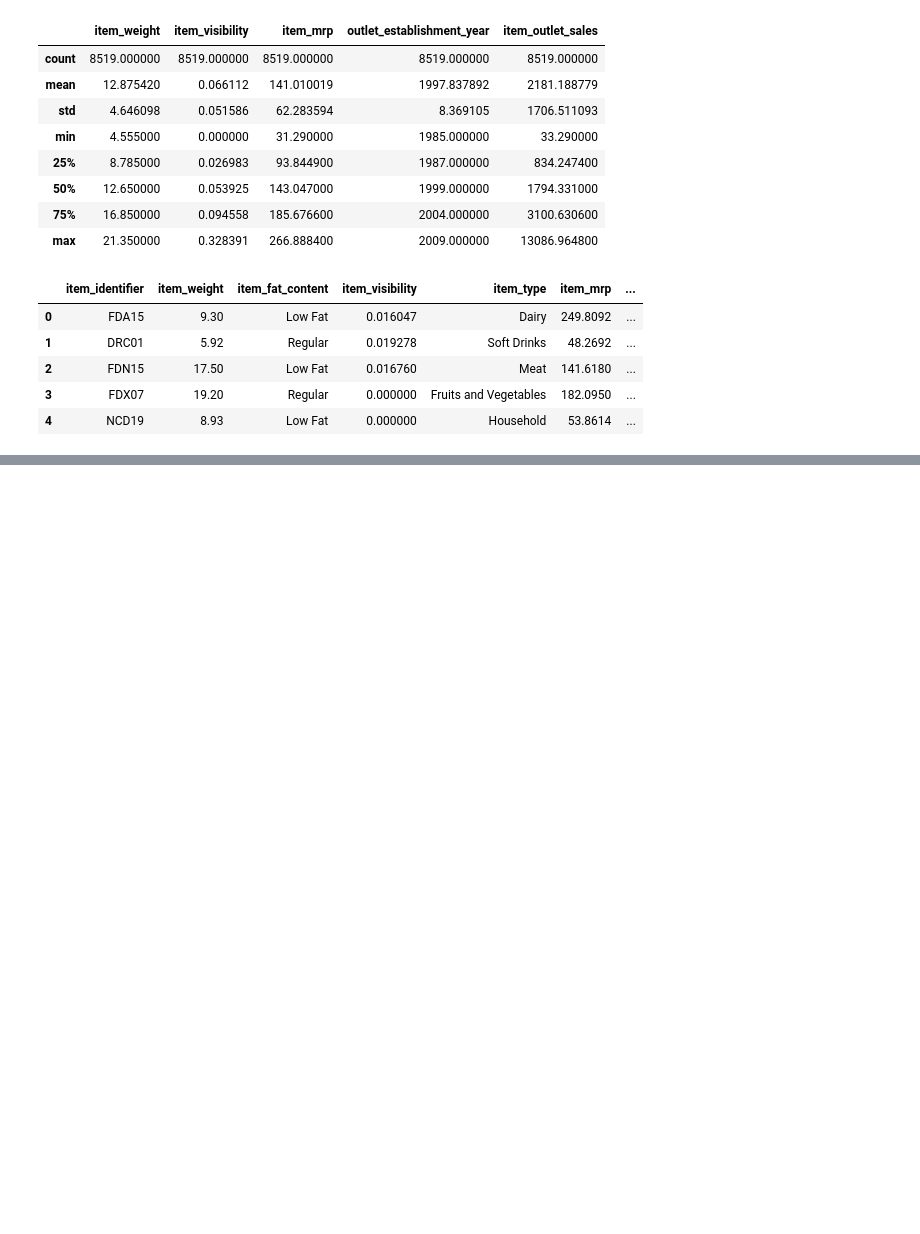
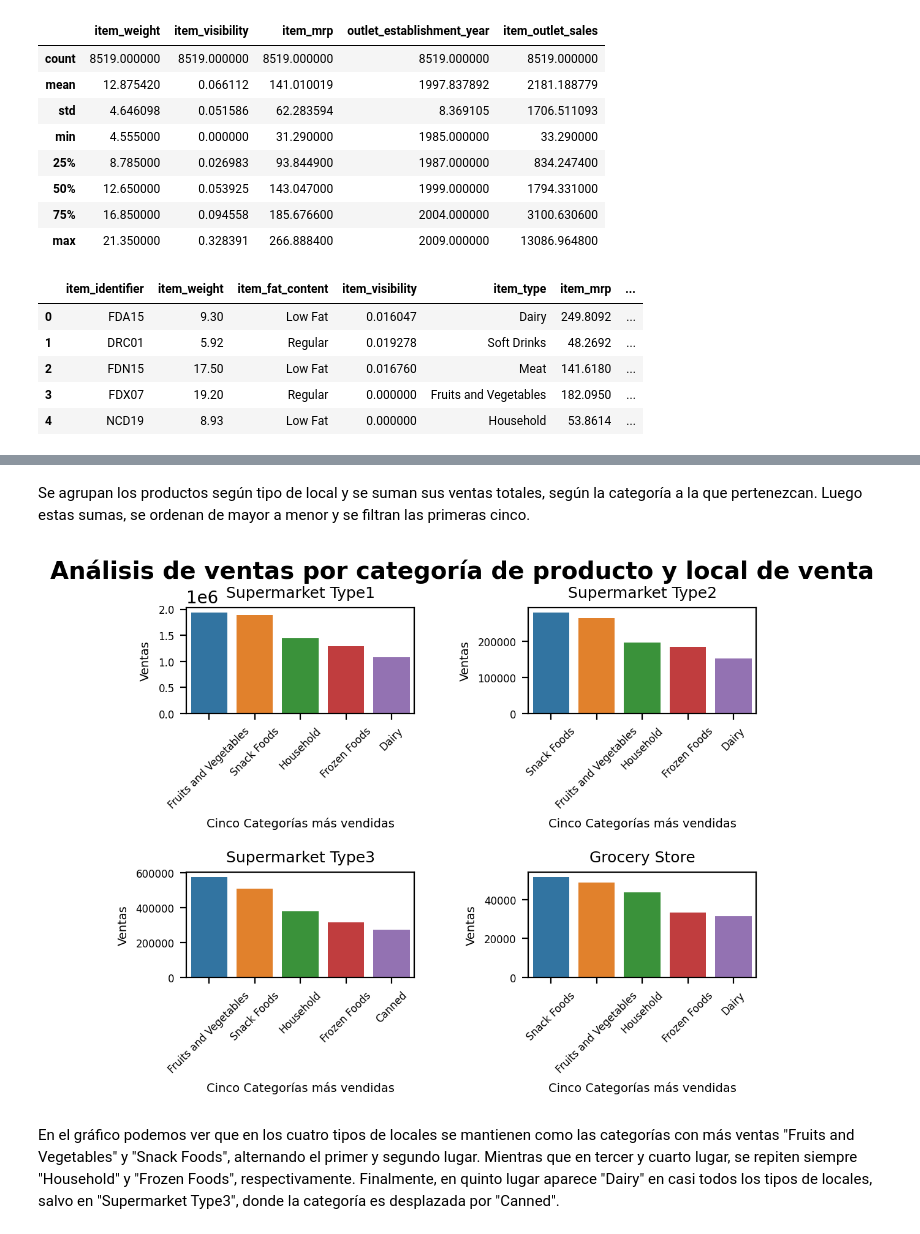
Before and after one commit to DanielRios1/predicciones-ventas, a Jupyter notebook: data_cleaning.ipynb, the cells around one changed output, grey strips where cells are left out. Saved outputs shown, nothing was run; the diff lists cells and outputs as text; code cells hidden in the pictures; blank space fills up the shorter version.

```diff
--- a/data_cleaning.ipynb
+++ b/data_cleaning.ipynb
@@ -370,0 +518,10 @@ df.head()
+# %%
+filtro_s1 = df["outlet_type"] == "Supermarket Type1"
+filtro_s2 = df["outlet_type"] == "Supermarket Type2"
+filtro_s3 = df["outlet_type"] == "Supermarket Type3"
+filtro_s4 = df["outlet_type"] == "Grocery Store"
+
+grafico1 = df.loc[filtro_s1]
+grafico2 = df.loc[filtro_s2]
+grafico3 = df.loc[filtro_s3]
+grafico4 = df.loc[filtro_s4]
@@ -370,0 +535,6 @@ df.head()
+# %%
+grafico41 = grafico1.groupby(["item_type"])[["item_outlet_sales"]].sum().sort_values(by=["item_outlet_sales"], ascending = False).head(5)
+grafico42 = grafico2.groupby(["item_type"])[["item_outlet_sales"]].sum().sort_values(by=["item_outlet_sales"], ascending = False).head(5)
+grafico43 = grafico3.groupby(["item_type"])[["item_outlet_sales"]].sum().sort_values(by=["item_outlet_sales"], ascending = False).head(5)
+grafico44 = grafico4.groupby(["item_type"])[["item_outlet_sales"]].sum().sort_values(by=["item_outlet_sales"], ascending = False).head(5)
+grafico44
@@ -370,0 +549,49 @@ df.head()
+# %% [markdown]
+Se agrupan los productos según tipo de local y se suman sus ventas totales, según la categoría a la que pertenezcan. Luego estas sumas, se ordenan de mayor a menor y se filtran las primeras cinco.
+# %%
+fig = plt.figure(dpi=200)
+fig.suptitle("Análisis de ventas por categoría de producto y local de venta", fontsize=14, fontweight="bold")
+fig.subplots_adjust(hspace=1.5, wspace=0.5)
+
+#fig1
+ax = fig.add_subplot(2,2,1)
+sns.barplot(grafico41.index, grafico41["item_outlet_sales"])
+ax.set_title("Supermarket Type1", fontsize=9)
+ax.set_xlabel("Cinco Categorías más vendidas", fontsize=7)
+ax.set_ylabel("Ventas", fontsize=7)
+ax.tick_params(axis="x", labelsize=6, rotation=45)
+ax.tick_params(axis="y", labelsize=6)
+
+
+#fig2
+ax2 = fig.add_subplot(2,2,2)
+sns.barplot(grafico42.index, grafico42["item_outlet_sales"])
+ax2.set_title("Supermarket Type2", fontsize=9)
+ax2.set_xlabel("Cinco Categorías más vendidas", fontsize=7)
+ax2.set_ylabel("Ventas", fontsize=7)
+ax2.tick_params(axis="x", labelsize=6, rotation=45)
+ax2.tick_params(axis="y", labelsize=6)
+
+#fig3
+ax3 = fig.add_subplot(2,2,3)
+sns.barplot(grafico43.index, grafico43["item_outlet_sales"])
+ax3.set_title("Supermarket Type3", fontsize=9)
+ax3.set_xlabel("Cinco Categorías más vendidas", fontsize=7)
+ax3.set_ylabel("Ventas", fontsize=7)
+ax3.tick_params(axis="x", labelsize=6, rotation=45)
+ax3.tick_params(axis="y", labelsize=6)
+
+#fig4
+ax4 = fig.add_subplot(2,2,4)
+sns.barplot(grafico44.index, grafico44["item_outlet_sales"])
+ax4.set_title("Grocery Store", fontsize=9)
+ax4.set_xlabel("Cinco Categorías más vendidas", fontsize=7)
+ax4.set_ylabel("Ventas", fontsize=7)
+ax4.tick_params(axis="x", labelsize=6, rotation=45)
+ax4.tick_params(axis="y", labelsize=6)
+
+plt.show();
+# %% [output]
+[figure, added]
+# %% [markdown]
+En el gráfico podemos ver que en los cuatro tipos de locales se mantienen como las categorías con más ventas "Fruits and Vegetables" y "Snack Foods", alternando el primer y segundo lugar. Mientras que en tercer y cuarto lugar, se repiten siempre "Household" y "Frozen Foods", respectivamente. Finalmente, en quinto lugar aparece "Dairy" en casi todos los tipos de locales, salvo en "Supermarket Type3", donde la categoría es desplazada por "Canned".
```
Also changed, not shown: parts of 22 cells of this notebook.
